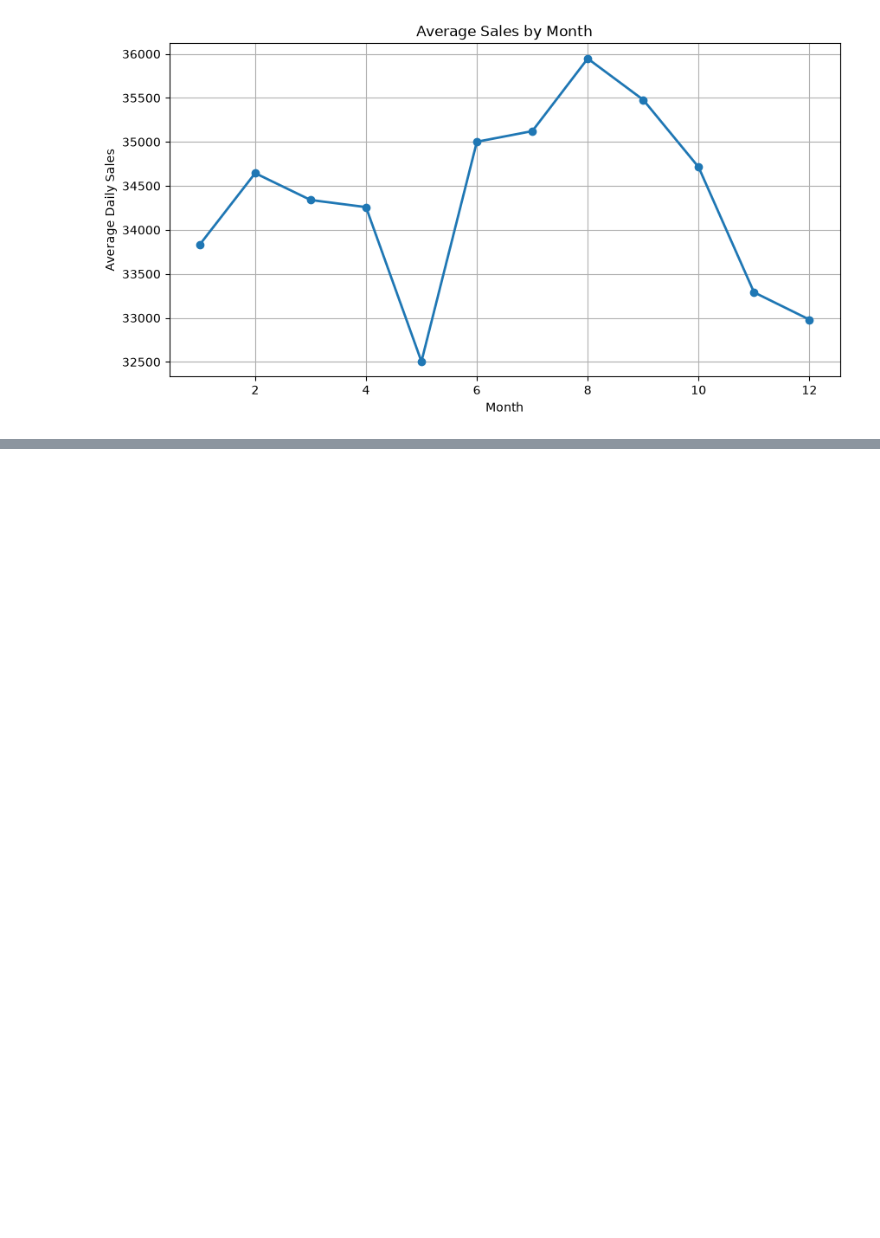
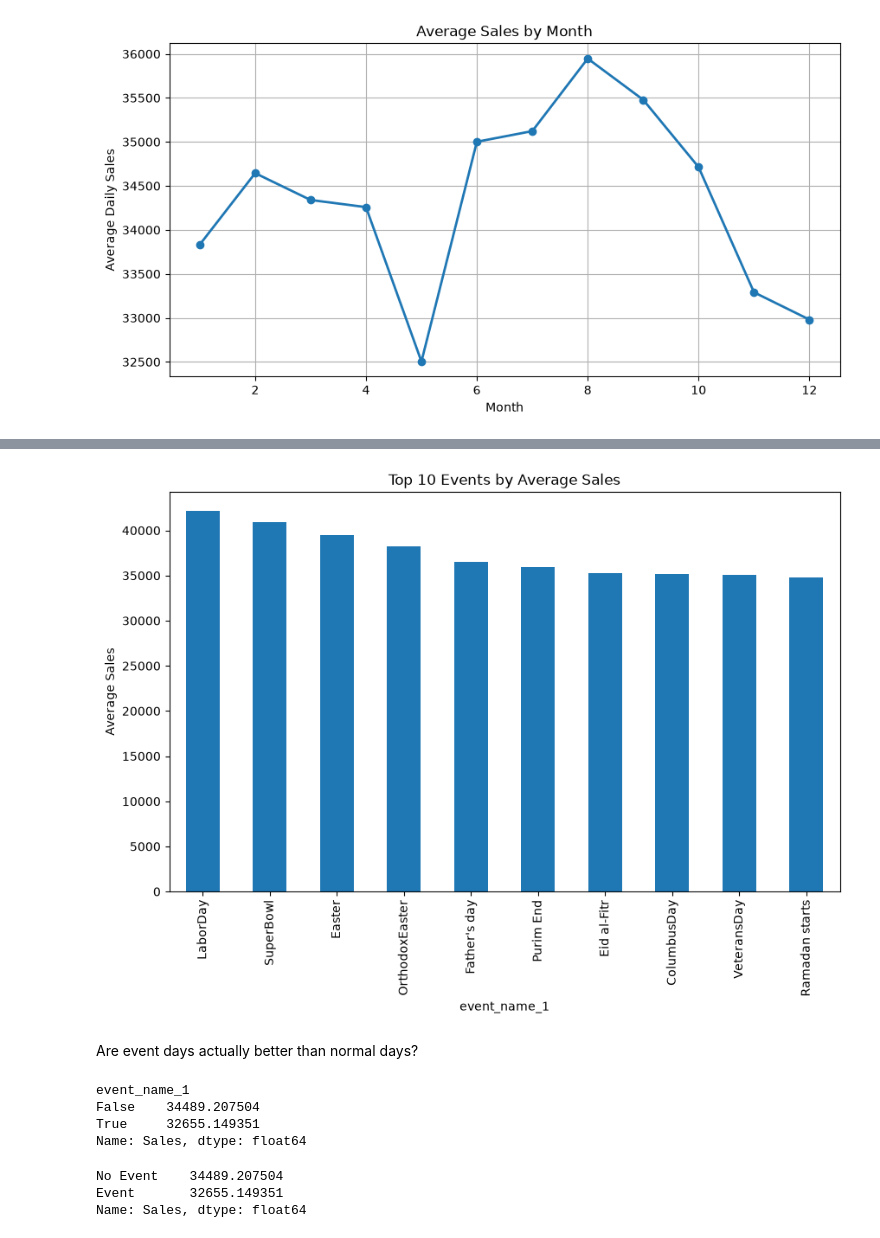
Before and after one commit to cppandey497/M5_Forecasting_Model-Kaggle, a Jupyter notebook: notebooks/01_Data_Understanding.ipynb, the cells around one changed output, grey strips where cells are left out. Saved outputs shown, nothing was run; the diff lists cells and outputs as text; code cells hidden in the pictures; blank space fills up the shorter version.

```diff
--- a/notebooks/01_Data_Understanding.ipynb
+++ b/notebooks/01_Data_Understanding.ipynb
@@ -888,0 +915,9 @@ plt.show()
+# %%
+event_avg = (
+    calendar_sales
+    .groupby('event_name_1')['Sales']
+    .mean()
+    .sort_values(ascending=False)
+)
+
+print(event_avg.head(10))
@@ -888,0 +937,33 @@ plt.show()
+# %%
+plt.figure(figsize=(10,6))
+
+event_avg.head(10).plot(kind='bar')
+
+plt.title("Top 10 Events by Average Sales")
+plt.ylabel("Average Sales")
+
+plt.show()
+# %% [output]
+[figure, added]
+# %% [markdown]
+Are event days actually better than normal days?
+# %%
+event_vs_normal = (
+    calendar_sales
+    .groupby(calendar_sales['event_name_1'].notna())['Sales']
+    .mean()
+)
+
+print(event_vs_normal)
+# %% [output]
+event_name_1
+False    34489.207504
+True     32655.149351
+Name: Sales, dtype: float64
+# %%
+event_vs_normal.index = ['No Event', 'Event']
+print(event_vs_normal)
+# %% [output]
+No Event    34489.207504
+Event       32655.149351
+Name: Sales, dtype: float64
```
Also changed, not shown: parts of 128 cells of this notebook.
